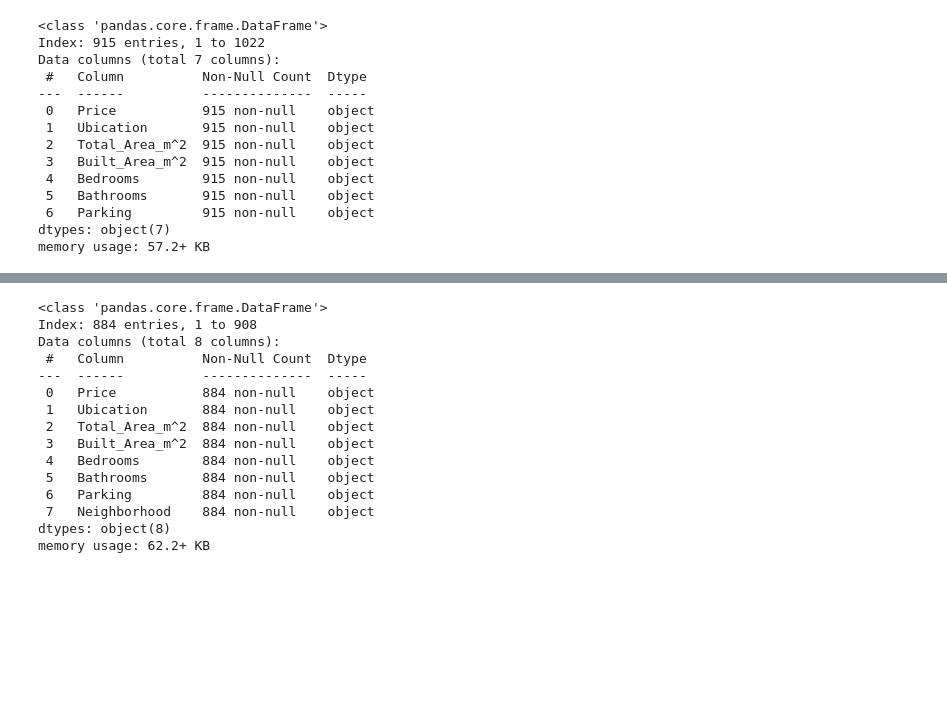
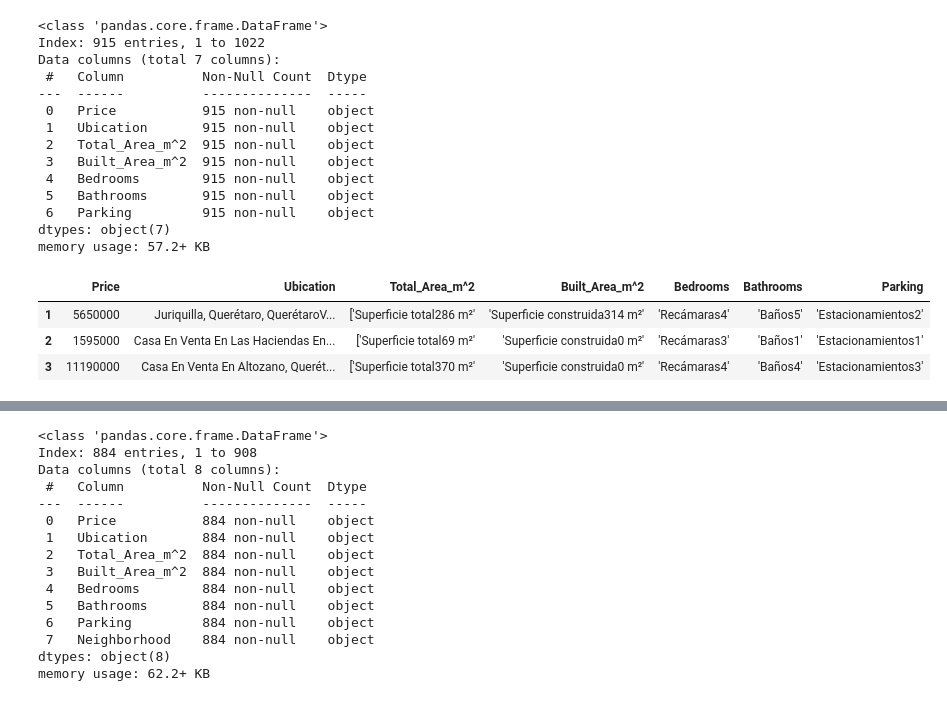
Before and after one commit to GerYar/WebscrapingHousing, a Jupyter notebook: DataCleaning.ipynb, the cells around one changed output, grey strips where cells are left out. Cells and saved outputs as stored; diff of their text form; code cells hidden in the pictures; blank space fills up the shorter version.

```diff
--- a/DataCleaning.ipynb
+++ b/DataCleaning.ipynb
@@ -240,4 +239,11 @@ Data columns (total 7 columns):
  6   Parking         915 non-null    object
 dtypes: object(7)
 memory usage: 57.2+ KB
+# %%
+df_total.head(3)
+# %% [output]
+|  | Price | Ubication | Total_Area_m^2 | Built_Area_m^2 | Bedrooms | Bathrooms | Parking |
+| 1 | 5650000 | Juriquilla, Querétaro, QuerétaroV... | ['Superficie total286 m²' | 'Superficie construida314 m²' | 'Recámaras4' | 'Baños5' | 'Estacionamientos2' |
+| 2 | 1595000 | Casa En Venta En Las Haciendas En... | ['Superficie total69 m²' | 'Superficie construida0 m²' | 'Recámaras3' | 'Baños1' | 'Estacionamientos1' |
+| 3 | 11190000 | Casa En Venta En Altozano, Querét... | ['Superficie total370 m²' | 'Superficie construida0 m²' | 'Recámaras4' | 'Baños4' | 'Estacionamientos3' |
 # %% [markdown]
```
Also changed, not shown: parts of 41 cells of this notebook, 1 other file.
